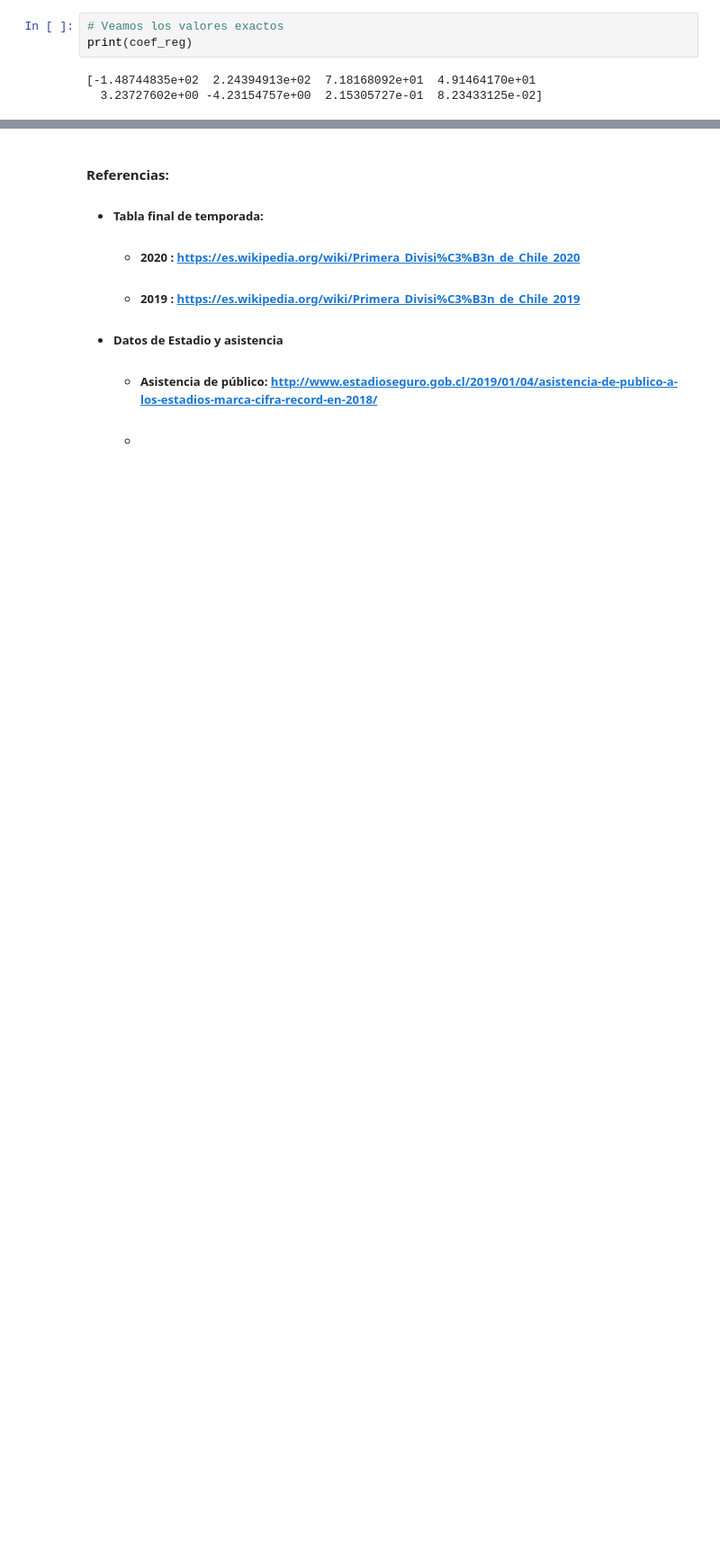
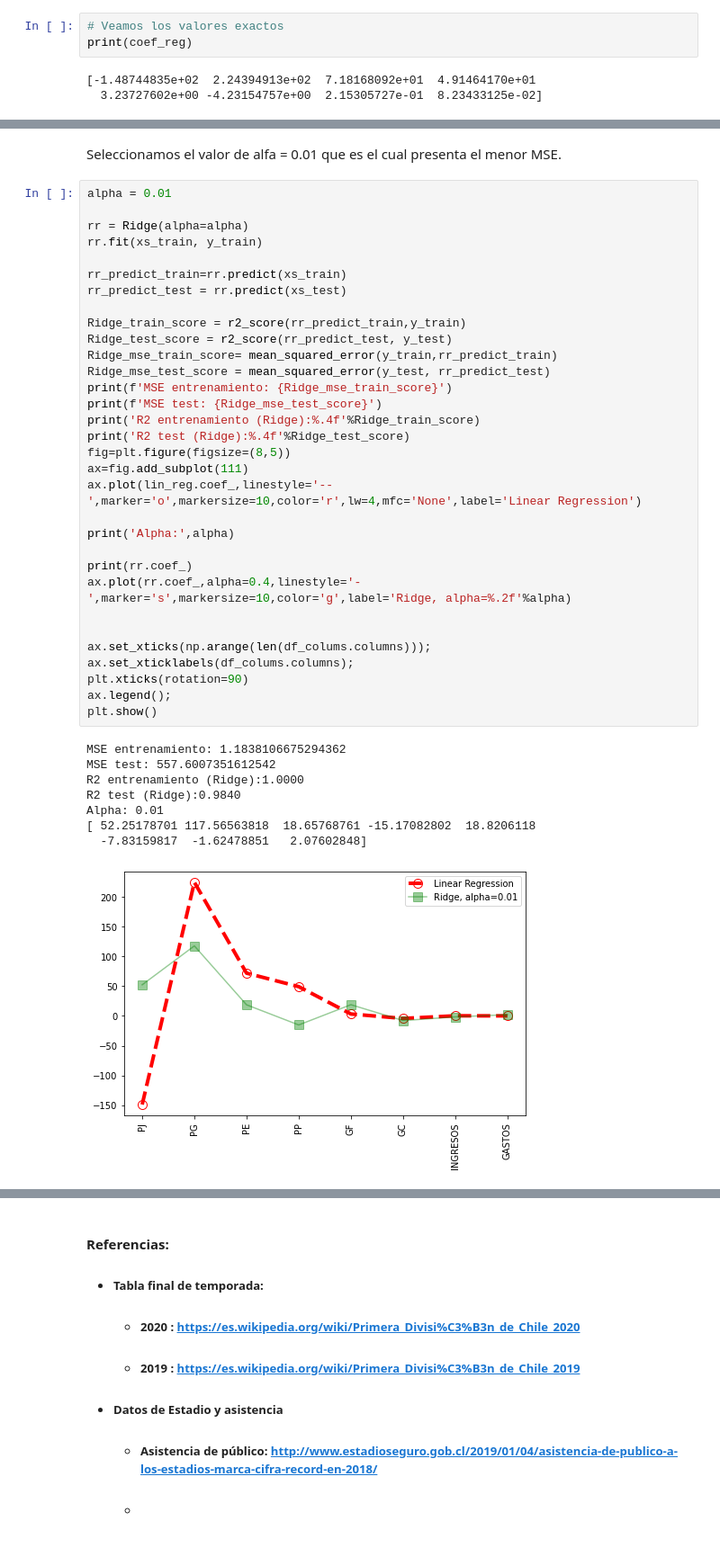
Before and after one commit to fmeza7/Proyecto_Cs_Datos_Grupo_1, a Jupyter notebook: Proyecto.ipynb, the cells around one changed output, grey strips where cells are left out. Shown at 90% size. Saved outputs shown, nothing was run; the diff lists cells and outputs as text; blank space fills up the shorter version.

```diff
--- a/Proyecto.ipynb
+++ b/Proyecto.ipynb
@@ -1205,3 +1204,46 @@ MSE test: 6863.352676368668
 r2 score entrenamiento: 0.2769963430144198
 r2 score test: 0.35128474297669454
 [figure]
+# %% [markdown]
+Seleccionamos el valor de alfa = 0.01 que es el cual presenta el menor MSE.
+# %%
+alpha = 0.01
+
+rr = Ridge(alpha=alpha)
+rr.fit(xs_train, y_train)
+
+rr_predict_train=rr.predict(xs_train)
+rr_predict_test = rr.predict(xs_test)
+
+Ridge_train_score = r2_score(rr_predict_train,y_train)
+Ridge_test_score = r2_score(rr_predict_test, y_test)
+Ridge_mse_train_score= mean_squared_error(y_train,rr_predict_train)
+Ridge_mse_test_score = mean_squared_error(y_test, rr_predict_test)
+print(f'MSE entrenamiento: {Ridge_mse_train_score}')
+print(f'MSE test: {Ridge_mse_test_score}')
+print('R2 entrenamiento (Ridge):%.4f'%Ridge_train_score)
+print('R2 test (Ridge):%.4f'%Ridge_test_score)
+fig=plt.figure(figsize=(8,5))
+ax=fig.add_subplot(111)
+ax.plot(lin_reg.coef_,linestyle='--',marker='o',markersize=10,color='r',lw=4,mfc='None',label='Linear Regression')
+
+print('Alpha:',alpha)
+
+print(rr.coef_)
+ax.plot(rr.coef_,alpha=0.4,linestyle='-',marker='s',markersize=10,color='g',label='Ridge, alpha=%.2f'%alpha)
+
+
+ax.set_xticks(np.arange(len(df_colums.columns)));
+ax.set_xticklabels(df_colums.columns);
+plt.xticks(rotation=90)
+ax.legend();
+plt.show()
+# %% [output]
+MSE entrenamiento: 1.1838106675294362
+MSE test: 557.6007351612542
+R2 entrenamiento (Ridge):1.0000
+R2 test (Ridge):0.9840
+Alpha: 0.01
+[ 52.25178701 117.56563818  18.65768761 -15.17082802  18.8206118
+  -7.83159817  -1.62478851   2.07602848]
+[figure, added]
```
Also changed, not shown: parts of 46 cells of this notebook.
